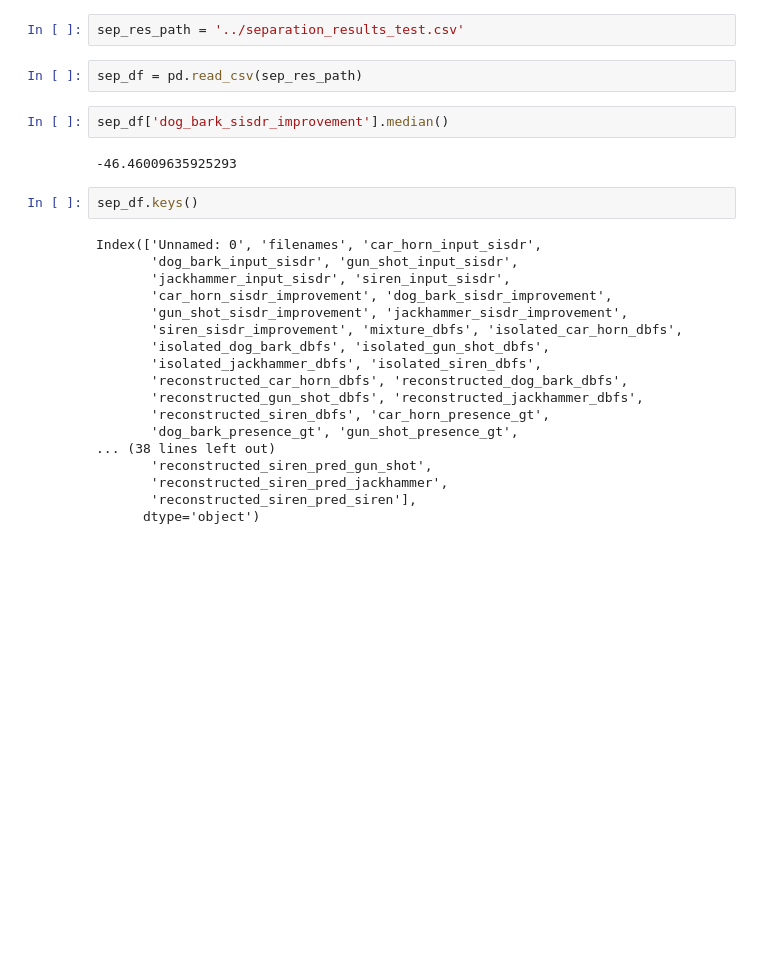
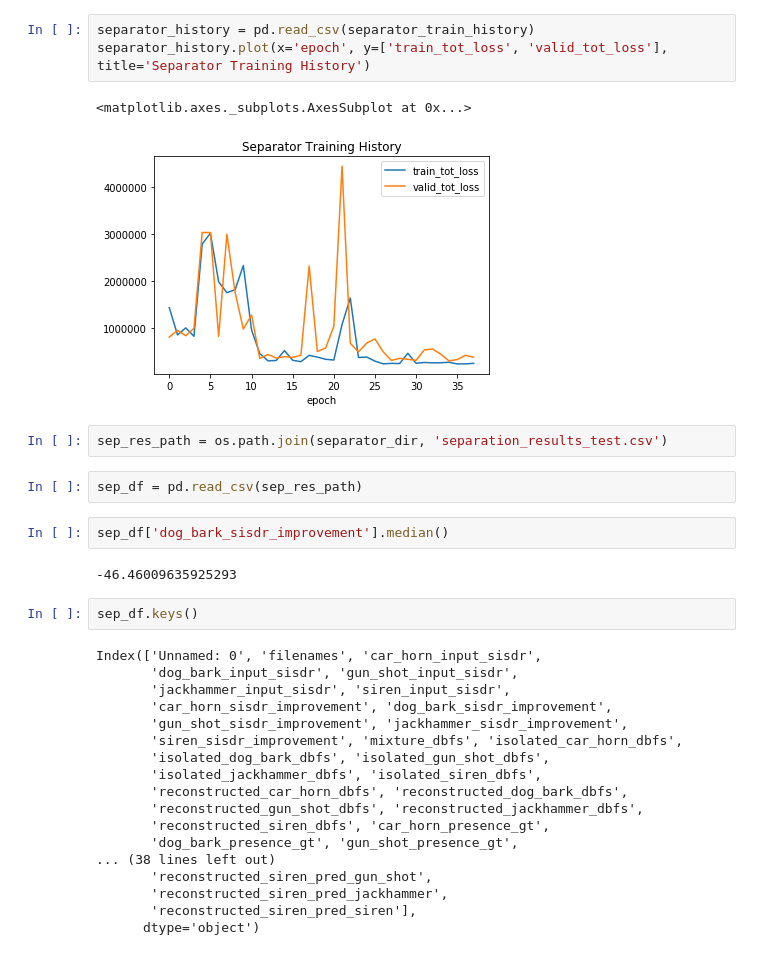
Before and after one commit to sonyc-project/weakly-supervised-sssle, a Jupyter notebook: notebooks/results_analysis.ipynb, the cells around one changed output. Cells and saved outputs as stored; diff of their text form; blank space fills up the shorter version.

Commit message:
Update results notebook

```diff
--- a/notebooks/results_analysis.ipynb
+++ b/notebooks/results_analysis.ipynb
@@ -13,5 +25,11 @@ warnings.filterwarnings("ignore")
+# %%
+separator_history = pd.read_csv(separator_train_history)
+separator_history.plot(x='epoch', y=['train_tot_loss', 'valid_tot_loss'], title='Separator Training History')
+# %% [output]
+<matplotlib.axes._subplots.AxesSubplot at 0x...>
+[figure, added]
 # %%
-sep_res_path = '../separation_results_test.csv'
+sep_res_path = os.path.join(separator_dir, 'separation_results_test.csv')
 # %%
 sep_df = pd.read_csv(sep_res_path)
 # %%
```
Also changed, not shown: parts of 6 cells of this notebook.
